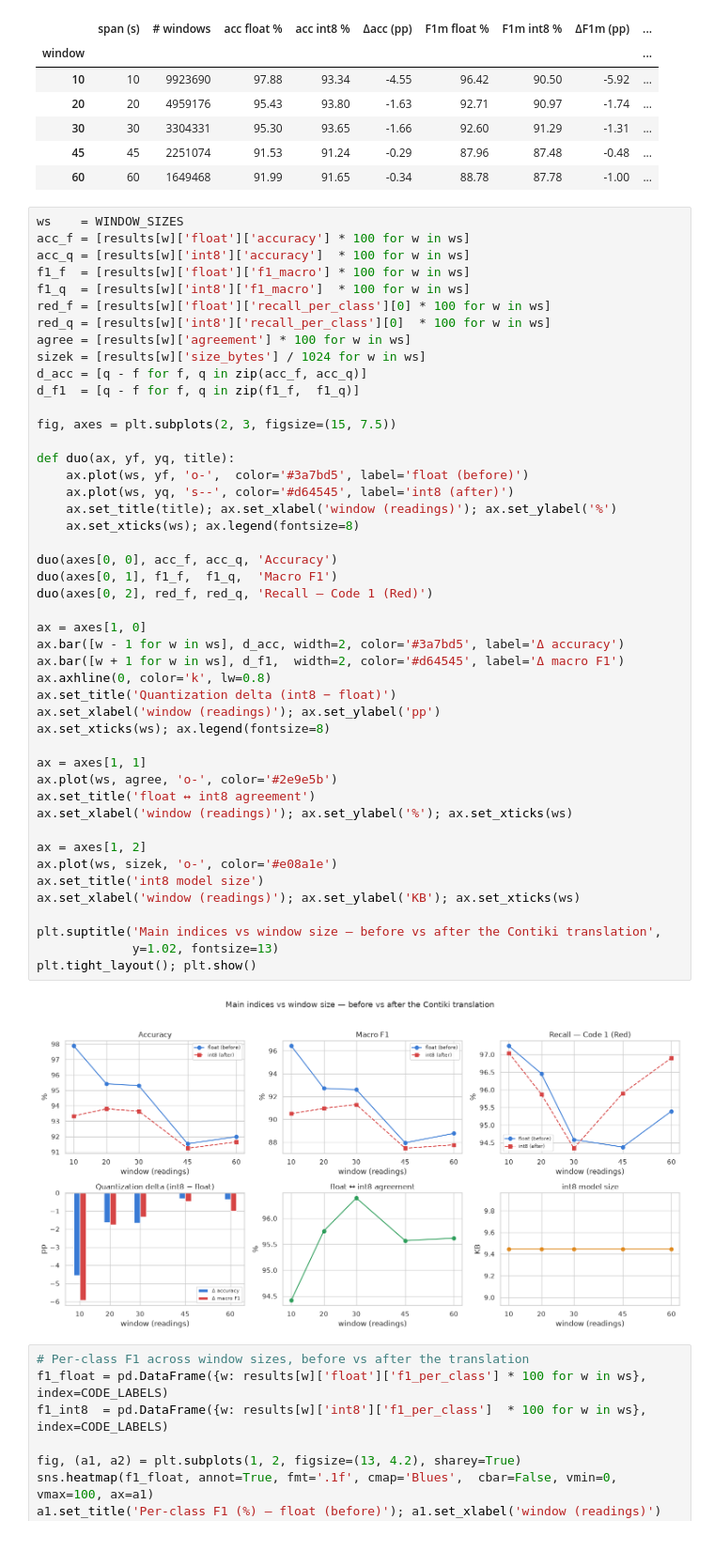
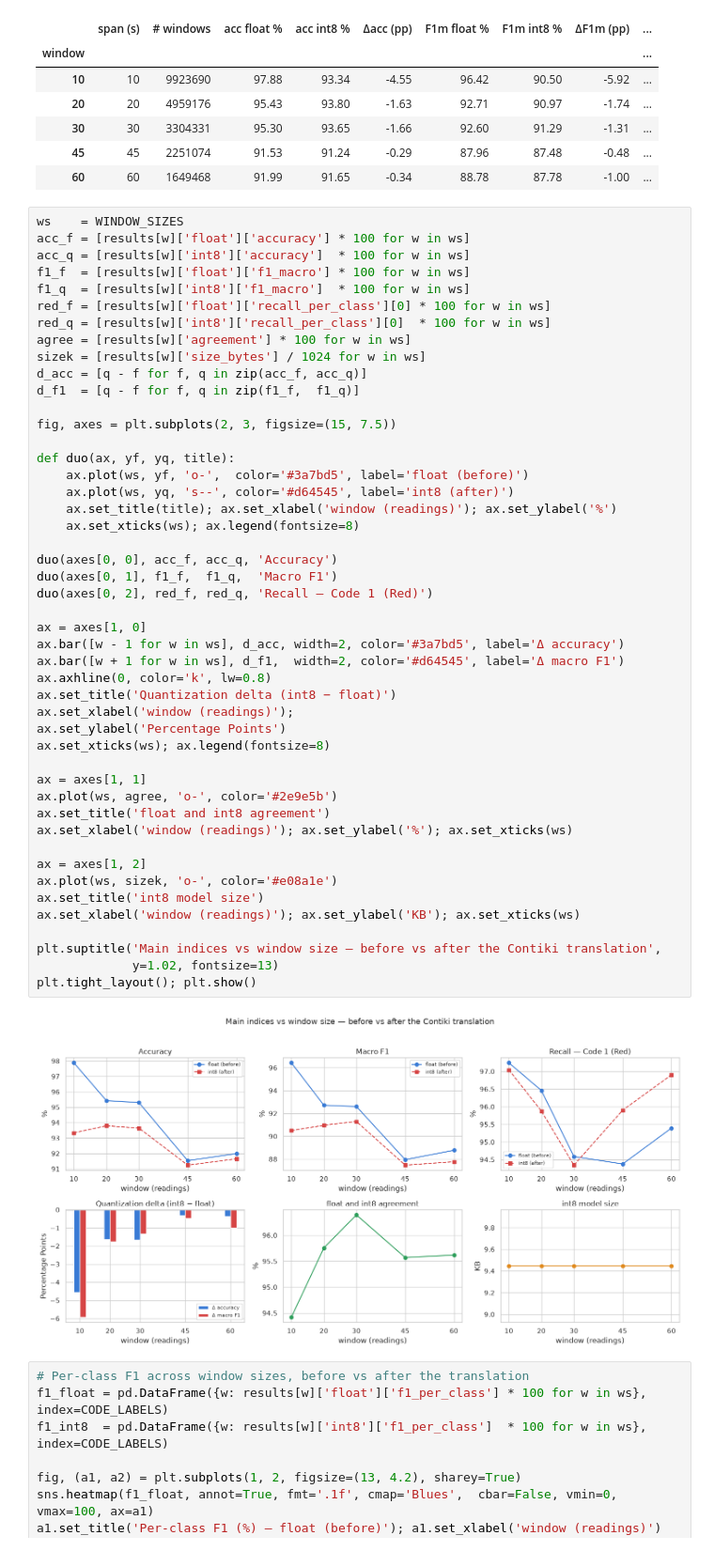
Before and after one commit to FrancescoDellaMaggiora/ER-IoT-infrastructure, a Jupyter notebook: AI/Triage_CNN.ipynb, the cells around one changed output. Shown at 94% size. Saved outputs shown, nothing was run; the diff lists cells and outputs as text.

```diff
--- a/AI/Triage_CNN.ipynb
+++ b/AI/Triage_CNN.ipynb
@@ -670,36 +669,37 @@ fig, axes = plt.subplots(2, 3, figsize=(15, 7.5))
 def duo(ax, yf, yq, title):
     ax.plot(ws, yf, 'o-',  color='#3a7bd5', label='float (before)')
     ax.plot(ws, yq, 's--', color='#d64545', label='int8 (after)')
     ax.set_title(title); ax.set_xlabel('window (readings)'); ax.set_ylabel('%')
     ax.set_xticks(ws); ax.legend(fontsize=8)
 
 duo(axes[0, 0], acc_f, acc_q, 'Accuracy')
 duo(axes[0, 1], f1_f,  f1_q,  'Macro F1')
 duo(axes[0, 2], red_f, red_q, 'Recall — Code 1 (Red)')
 
 ax = axes[1, 0]
 ax.bar([w - 1 for w in ws], d_acc, width=2, color='#3a7bd5', label='Δ accuracy')
 ax.bar([w + 1 for w in ws], d_f1,  width=2, color='#d64545', label='Δ macro F1')
 ax.axhline(0, color='k', lw=0.8)
 ax.set_title('Quantization delta (int8 − float)')
-ax.set_xlabel('window (readings)'); ax.set_ylabel('pp')
+ax.set_xlabel('window (readings)');
+ax.set_ylabel('Percentage Points')
 ax.set_xticks(ws); ax.legend(fontsize=8)
 
 ax = axes[1, 1]
 ax.plot(ws, agree, 'o-', color='#2e9e5b')
-ax.set_title('float ↔ int8 agreement')
+ax.set_title('float and int8 agreement')
 ax.set_xlabel('window (readings)'); ax.set_ylabel('%'); ax.set_xticks(ws)
 
 ax = axes[1, 2]
 ax.plot(ws, sizek, 'o-', color='#e08a1e')
 ax.set_title('int8 model size')
 ax.set_xlabel('window (readings)'); ax.set_ylabel('KB'); ax.set_xticks(ws)
 
 plt.suptitle('Main indices vs window size — before vs after the Contiki translation',
              y=1.02, fontsize=13)
 plt.tight_layout(); plt.show()
 # %% [output]
-[figure, old version]
+[figure, new version]
 # %%
 # Per-class F1 across window sizes, before vs after the translation
 f1_float = pd.DataFrame({w: results[w]['float']['f1_per_class'] * 100 for w in ws}, index=CODE_LABELS)
```
Also changed, not shown: parts of 14 cells of this notebook.
